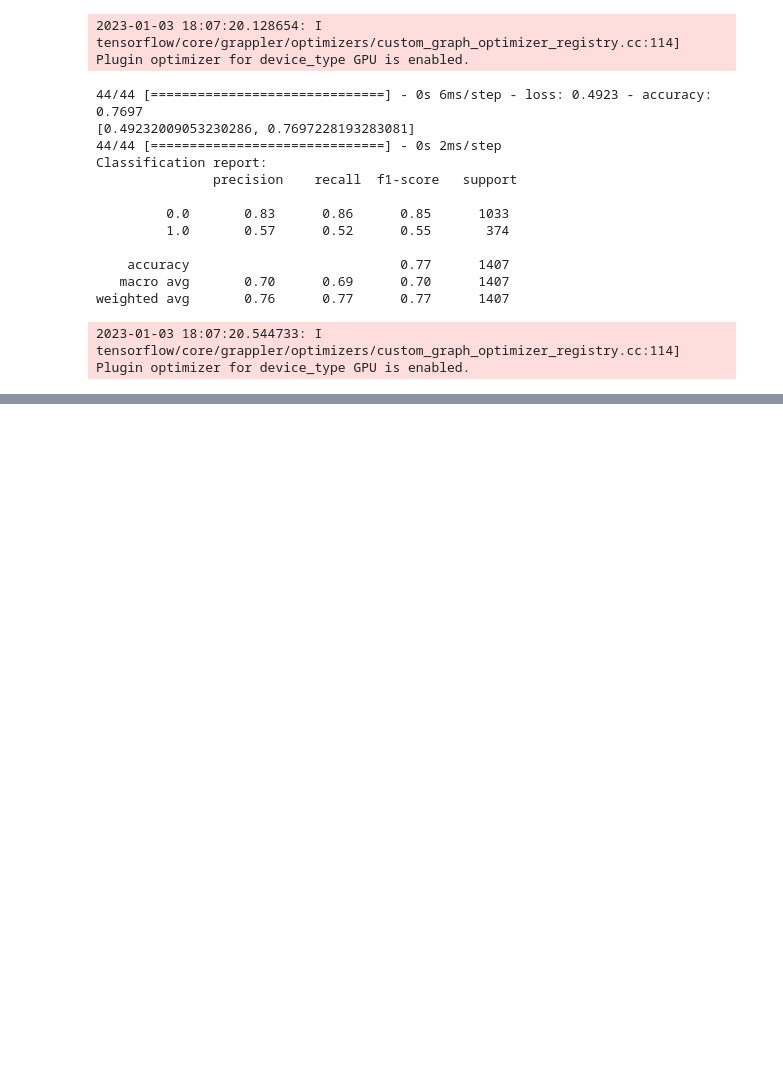
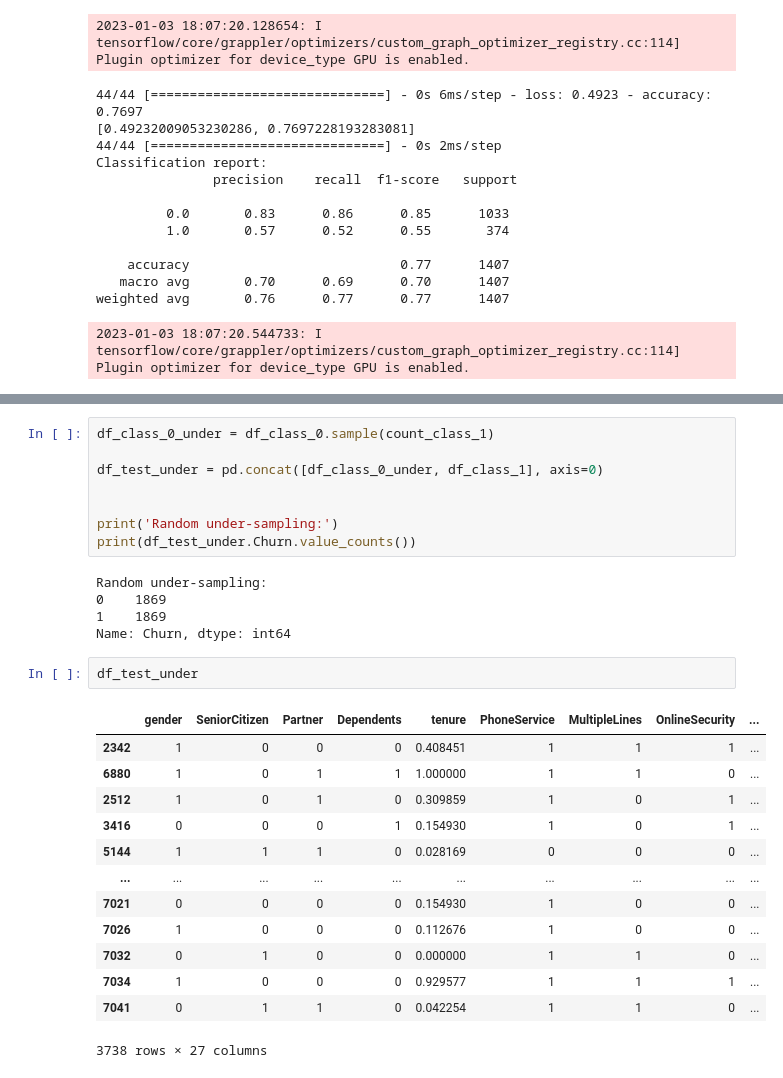
Before and after one commit to Innovanito/deep-learing-basics, a Jupyter notebook: Handling imbalanced dataset/main.ipynb, the cells around one changed output, grey strips where cells are left out. Saved outputs shown, nothing was run; the diff lists cells and outputs as text; blank space fills up the shorter version.

```diff
--- a/Handling imbalanced dataset/main.ipynb
+++ b/Handling imbalanced dataset/main.ipynb
@@ -447,0 +499,29 @@ weighted avg       0.76      0.77      0.77      1407
+# %%
+df_class_0_under = df_class_0.sample(count_class_1)
+
+df_test_under = pd.concat([df_class_0_under, df_class_1], axis=0)
+
+
+print('Random under-sampling:')
+print(df_test_under.Churn.value_counts())
+# %% [output]
+Random under-sampling:
+0    1869
+1    1869
+Name: Churn, dtype: int64
+# %%
+df_test_under
+# %% [output]
+|  | gender | SeniorCitizen | Partner | Dependents | tenure | PhoneService | MultipleLines | OnlineSecurity | ... |
+| 2342 | 1 | 0 | 0 | 0 | 0.408451 | 1 | 1 | 1 | ... |
+| 6880 | 1 | 0 | 1 | 1 | 1.000000 | 1 | 1 | 0 | ... |
+| 2512 | 1 | 0 | 1 | 0 | 0.309859 | 1 | 0 | 1 | ... |
+| 3416 | 0 | 0 | 0 | 1 | 0.154930 | 1 | 0 | 1 | ... |
+| 5144 | 1 | 1 | 1 | 0 | 0.028169 | 0 | 0 | 0 | ... |
+| ... | ... | ... | ... | ... | ... | ... | ... | ... | ... |
+| 7021 | 0 | 0 | 0 | 0 | 0.154930 | 1 | 0 | 0 | ... |
+| 7026 | 1 | 0 | 0 | 0 | 0.112676 | 1 | 0 | 0 | ... |
+| 7032 | 0 | 1 | 0 | 0 | 0.000000 | 1 | 1 | 0 | ... |
+| 7034 | 1 | 0 | 0 | 0 | 0.929577 | 1 | 1 | 1 | ... |
+| 7041 | 0 | 1 | 1 | 0 | 0.042254 | 1 | 1 | 0 | ... |
+3738 rows × 27 columns
```
Also changed, not shown: parts of 18 cells of this notebook.
